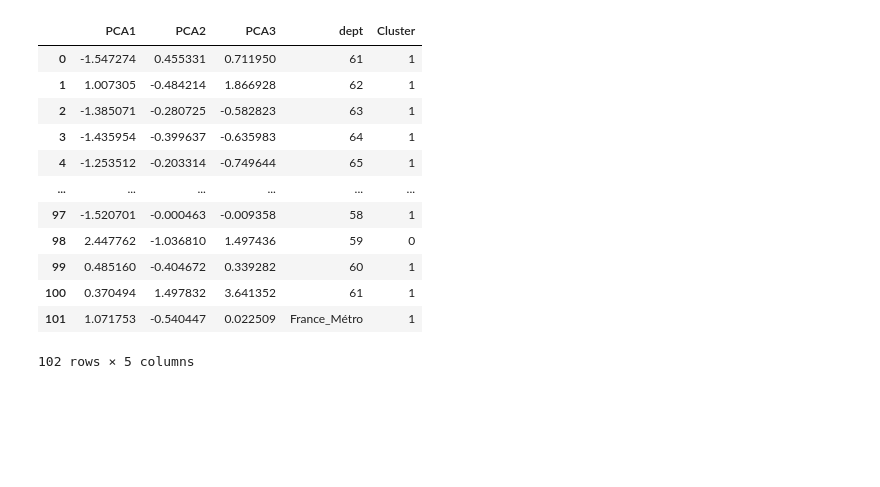
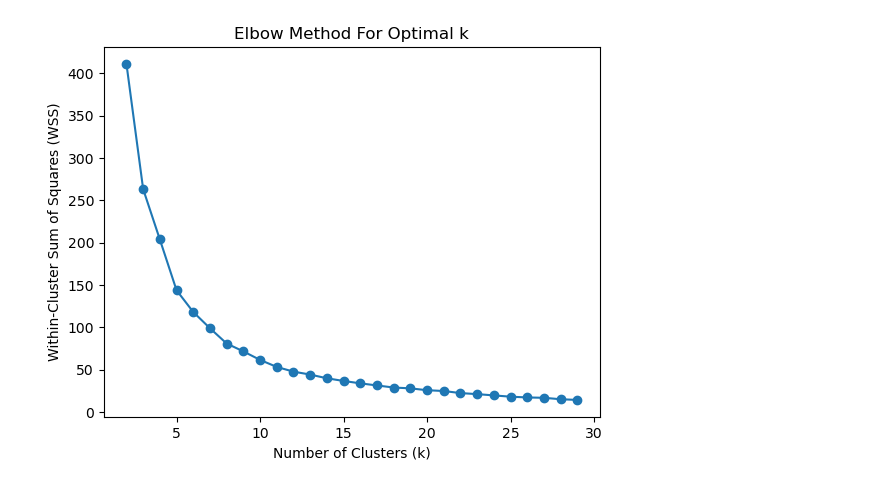
Before and after one commit to HindFaris/urban_security, a Jupyter notebook: clusterig_departments.ipynb, the cells around one changed output. Drawn from its saved outputs; the diff is of its cells as text; code cells hidden in the pictures; blank space fills up the shorter version.

```diff
--- a/clusterig_departments.ipynb
+++ b/clusterig_departments.ipynb
@@ -62 +67,24 @@ best_nb_cluster = tools.best_nb_cluster(
+# %%
+from sklearn.cluster import KMeans
+
+feature_columns = ['PCA1', 'PCA2', 'PCA3']
+X = resultats_pca_df[feature_columns].values
+
+wss_values = []
+
+k_values = range(2, 30)
+
+for k in k_values:
+    kmeans = KMeans(n_clusters=k, random_state=42)
+    kmeans.fit(X)
+    wss_values.append(kmeans.inertia_)
+
+# Plot the curve of WSS versus the number of clusters (k)
+plt.plot(k_values, wss_values, marker='o')
+plt.title('Elbow Method For Optimal k')
+plt.xlabel('Number of Clusters (k)')
+plt.ylabel('Within-Cluster Sum of Squares (WSS)')
+plt.show()
+# %% [output]
+[figure, added]
 # %%
@@ -68,16 +101,0 @@ resultats_pca_df['Cluster'] = labels
-# %%
-resultats_pca_df
-# %% [output]
-|  | PCA1 | PCA2 | PCA3 | dept | Cluster |
-| 0 | -1.547274 | 0.455331 | 0.711950 | 61 | 1 |
-| 1 | 1.007305 | -0.484214 | 1.866928 | 62 | 1 |
-| 2 | -1.385071 | -0.280725 | -0.582823 | 63 | 1 |
-| 3 | -1.435954 | -0.399637 | -0.635983 | 64 | 1 |
-| 4 | -1.253512 | -0.203314 | -0.749644 | 65 | 1 |
-| ... | ... | ... | ... | ... | ... |
-| 97 | -1.520701 | -0.000463 | -0.009358 | 58 | 1 |
-| 98 | 2.447762 | -1.036810 | 1.497436 | 59 | 0 |
-| 99 | 0.485160 | -0.404672 | 0.339282 | 60 | 1 |
-| 100 | 0.370494 | 1.497832 | 3.641352 | 61 | 1 |
-| 101 | 1.071753 | -0.540447 | 0.022509 | France_Métro | 1 |
-102 rows × 5 columns
```
Also changed, not shown: parts of 12 cells of this notebook, 1 other file.
